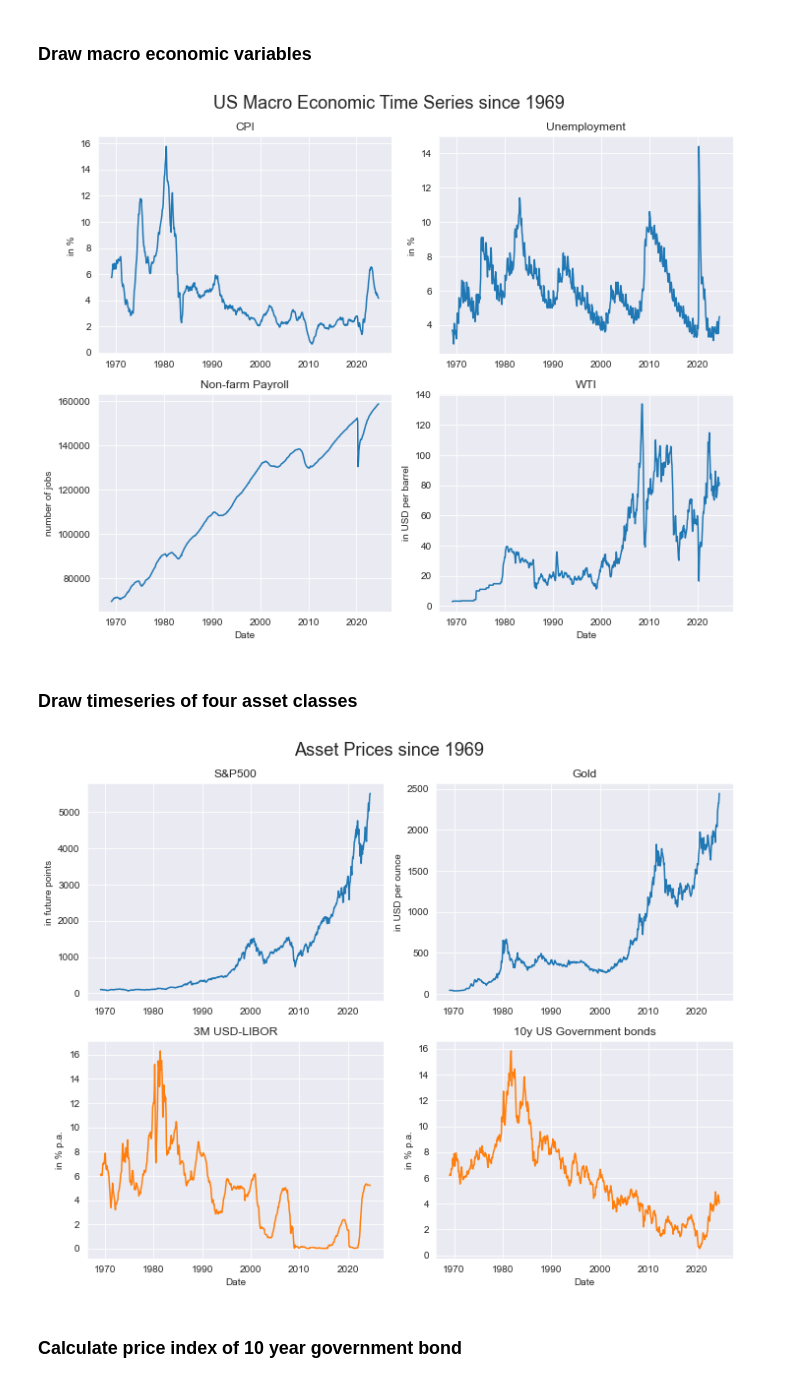
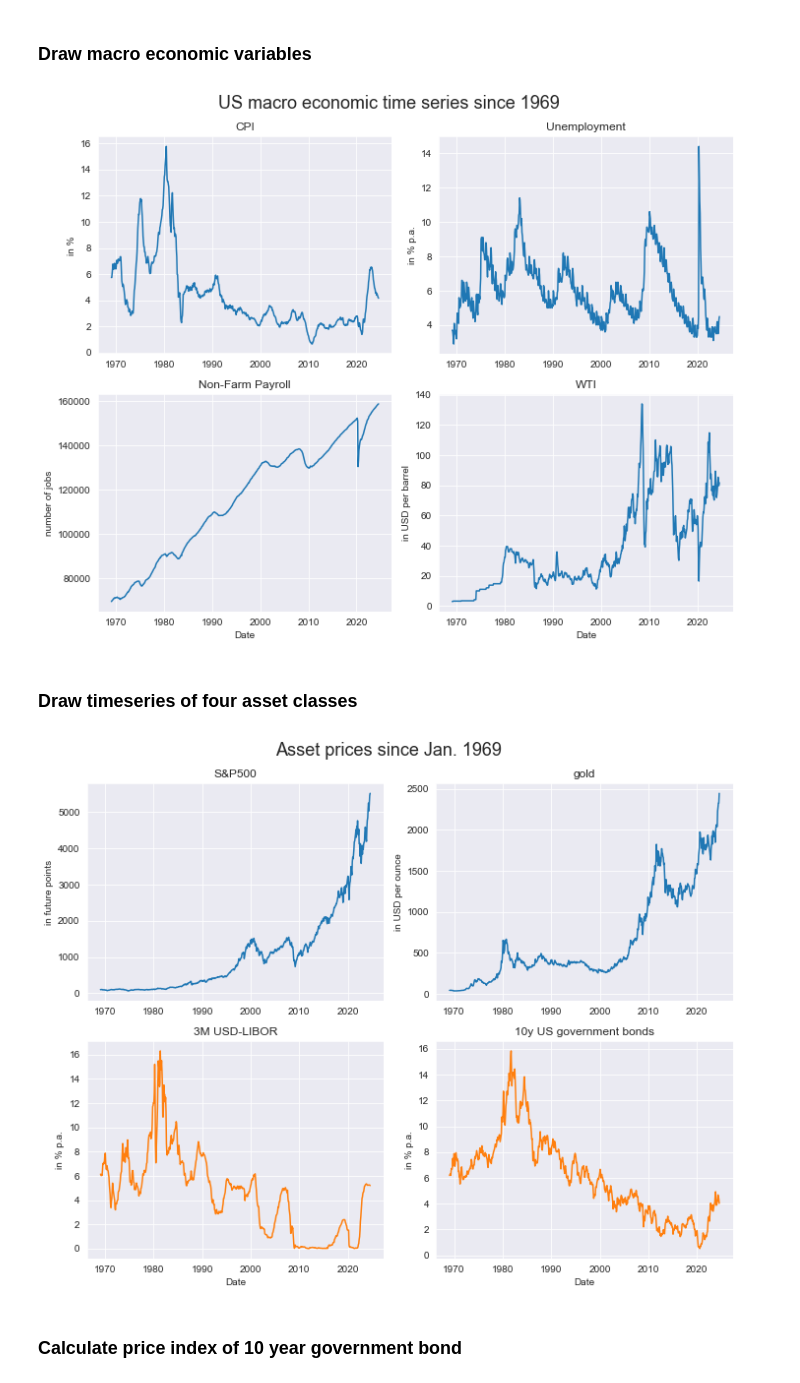
Before and after one commit to JohannesWinkler74/MSc_Thesis, a Jupyter notebook: generate_data/generate_test_data.ipynb, the cells around one changed output. Drawn from its saved outputs; the diff is of its cells as text; code cells hidden in the pictures.

```diff
--- a/generate_data/generate_test_data.ipynb
+++ b/generate_data/generate_test_data.ipynb
@@ -61,10 +61,10 @@ axes[0, 0].set_ylabel('in %')
 
 axes[0, 1].plot(df['Unemployment'])
 axes[0, 1].set_title('Unemployment')
-axes[0, 1].set_ylabel('in %')
+axes[0, 1].set_ylabel('in % p.a.')
 
 axes[1, 0].plot(df['non-farm payroll'])
-axes[1, 0].set_title('Non-farm Payroll')
+axes[1, 0].set_title('Non-Farm Payroll')
 axes[1, 0].set_ylabel('number of jobs')
 axes[1, 0].set_xlabel('Date')
 
@@ -74,42 +74,42 @@ axes[1, 1].set_title('WTI')
 axes[1, 1].set_xlabel('Date')
 axes[1, 1].set_ylabel('in USD per barrel')
 
-plt.suptitle('US Macro Economic Time Series since 1969', fontsize = 18)
+plt.suptitle('US macro economic time series since 1969', fontsize = 18)
 plt.tight_layout()
 plt.show()
 # %% [output]
-[figure, old version]
+[figure, new version]
 # %% [markdown]
 ### Draw timeseries of four asset classes
 # %%
 fig, axes = plt.subplots(2, 2, figsize=(10, 8))
 
 
 axes[0, 0].plot(df['SP500'])
 axes[0, 0].set_title('S&P500')
 axes[0, 0].set_ylabel('in future points')
 
 axes[0, 1].plot(df['Gold'])
-axes[0, 1].set_title('Gold')
+axes[0, 1].set_title('gold')
 axes[0, 1].set_ylabel('in USD per ounce')
 
 axes[1, 0].plot(df['3M'], color='#ff7f0e')
 axes[1, 0].set_title('3M USD-LIBOR')
 axes[1, 0].set_ylabel('in % p.a.')
 axes[1, 0].set_xlabel('Date')
 
 
 axes[1, 1].plot(df['10y'], color='#ff7f0e')
-axes[1, 1].set_title('10y US Government bonds')
+axes[1, 1].set_title('10y US government bonds')
 axes[1, 1].set_xlabel('Date')
 axes[1, 1].set_ylabel('in % p.a.')
 
 
-plt.suptitle('Asset Prices since 1969', fontsize = 18)
+plt.suptitle('Asset prices since Jan. 1969', fontsize = 18)
 plt.tight_layout()
 plt.show()
 # %% [output]
-[figure, old version]
+[figure, new version]
 # %% [markdown]
 ### Calculate price index of 10 year government bond
 # %%
```
Also changed, not shown: parts of 3 cells of this notebook.
